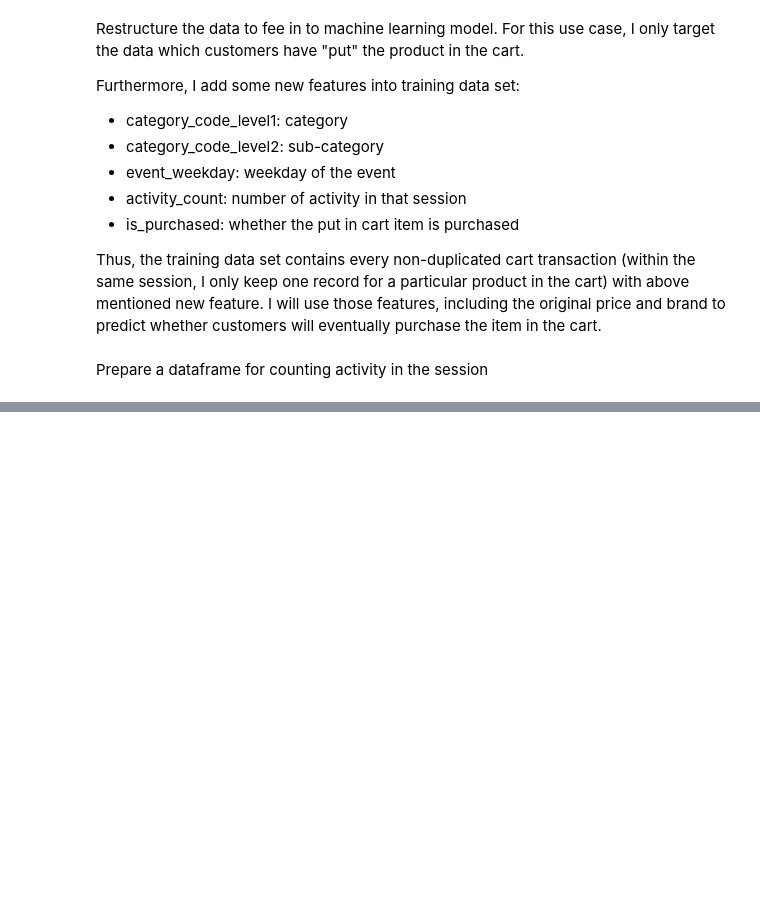
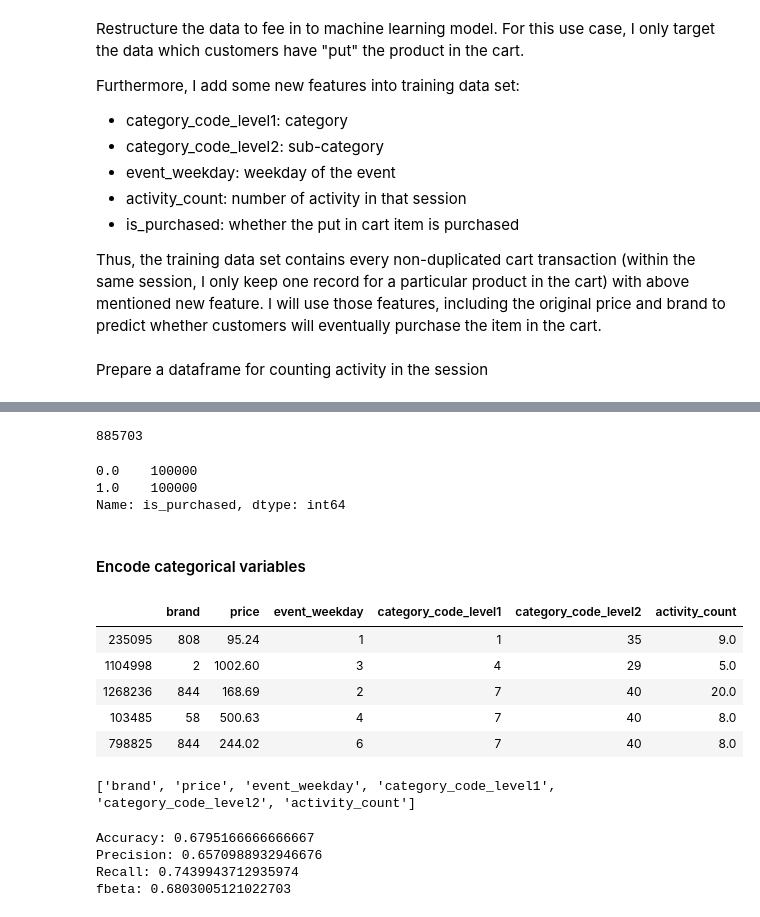
Before and after one commit to andypwyu/eCommerce-behavior, a Jupyter notebook: eCommerce behavior data from multi category store.ipynb, the cells around one changed output, grey strips where cells are left out. Drawn from its saved outputs; the diff is of its cells as text; code cells hidden in the pictures; blank space fills up the shorter version.

```diff
--- a/eCommerce behavior data from multi category store.ipynb
+++ b/eCommerce behavior data from multi category store.ipynb
@@ -246,0 +286,22 @@ df_targets.head()
+# %%
+not_purcahase_set = df_targets[df_targets['is_purchased']== 0]
+not_purcahase_set.shape[0]
+# %% [output]
+885703
+# %%
+n_samples = 100000
+is_purchase_downsampled = resample(is_purcahase_set,
+                                replace = False,
+                                n_samples = n_samples,
+                                random_state = 27)
+not_purcahase_set_downsampled = resample(not_purcahase_set,
+                                replace = False,
+                                n_samples = n_samples,
+                                random_state = 27)
+# %%
+downsampled = pd.concat([is_purchase_downsampled, not_purcahase_set_downsampled])
+downsampled['is_purchased'].value_counts()
+# %% [output]
+0.0    100000
+1.0    100000
+Name: is_purchased, dtype: int64
@@ -246,0 +310,21 @@ df_targets.head()
+# %% [markdown]
+#### Encode categorical variables
+# %%
+features.loc[:,'brand'] = LabelEncoder().fit_transform(downsampled.loc[:,'brand'].copy())
+features.loc[:,'event_weekday'] = LabelEncoder().fit_transform(downsampled.loc[:,'event_weekday'].copy())
+features.loc[:,'category_code_level1'] = LabelEncoder().fit_transform(downsampled.loc[:,'category_code_level1'].copy())
+features.loc[:,'category_code_level2'] = LabelEncoder().fit_transform(downsampled.loc[:,'category_code_level2'].copy())
+
+is_purchased = LabelEncoder().fit_transform(downsampled['is_purchased'])
+features.head()
+# %% [output]
+|  | brand | price | event_weekday | category_code_level1 | category_code_level2 | activity_count |
+| 235095 | 808 | 95.24 | 1 | 1 | 35 | 9.0 |
+| 1104998 | 2 | 1002.60 | 3 | 4 | 29 | 5.0 |
+| 1268236 | 844 | 168.69 | 2 | 7 | 40 | 20.0 |
+| 103485 | 58 | 500.63 | 4 | 7 | 40 | 8.0 |
+| 798825 | 844 | 244.02 | 6 | 7 | 40 | 8.0 |
+# %%
+print(list(features.columns))
+# %% [output]
+['brand', 'price', 'event_weekday', 'category_code_level1', 'category_code_level2', 'activity_count']
@@ -246,0 +341,10 @@ df_targets.head()
+# %%
+print("Accuracy:",metrics.accuracy_score(y_test, y_pred))
+print("Precision:",metrics.precision_score(y_test, y_pred))
+print("Recall:",metrics.recall_score(y_test, y_pred))
+print("fbeta:",metrics.fbeta_score(y_test, y_pred, average='weighted', beta=0.5))
+# %% [output]
+Accuracy: 0.6795166666666667
+Precision: 0.6570988932946676
+Recall: 0.7439943712935974
+fbeta: 0.6803005121022703
```
Also changed, not shown: parts of 15 cells of this notebook.
